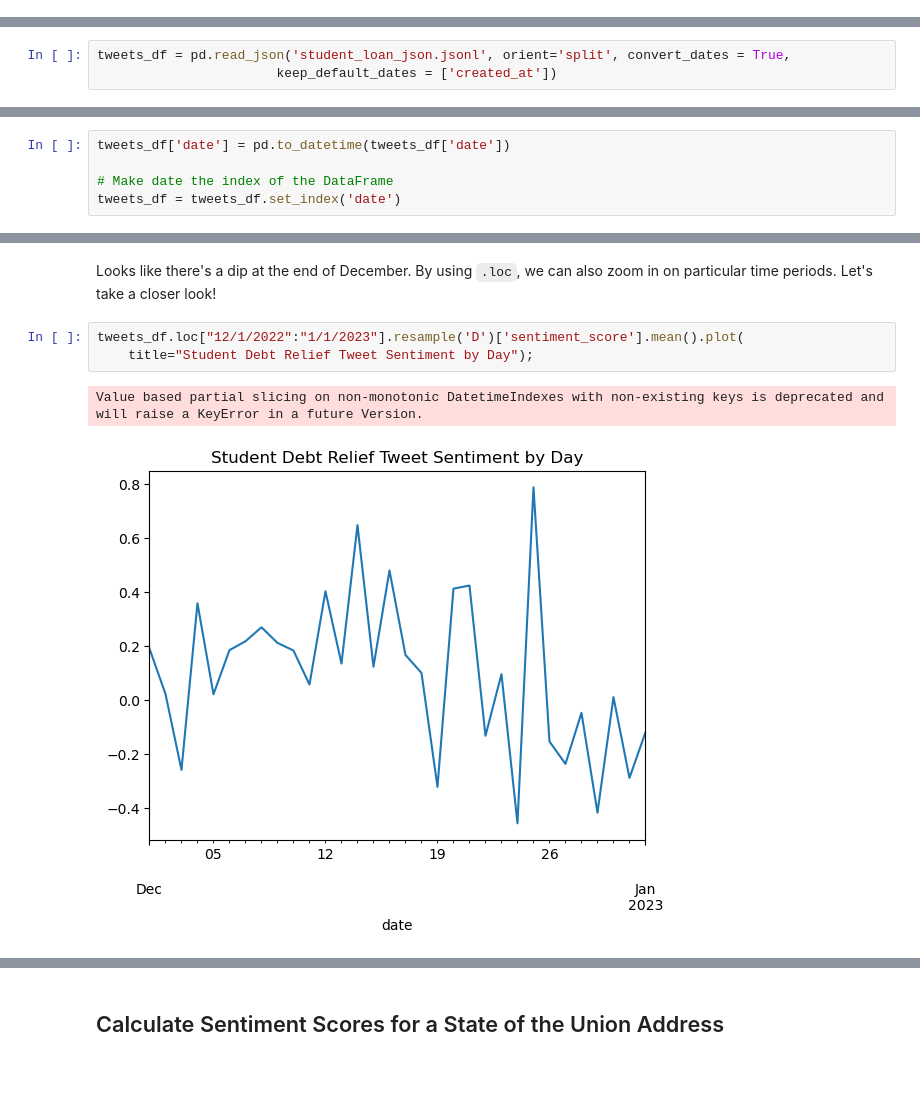
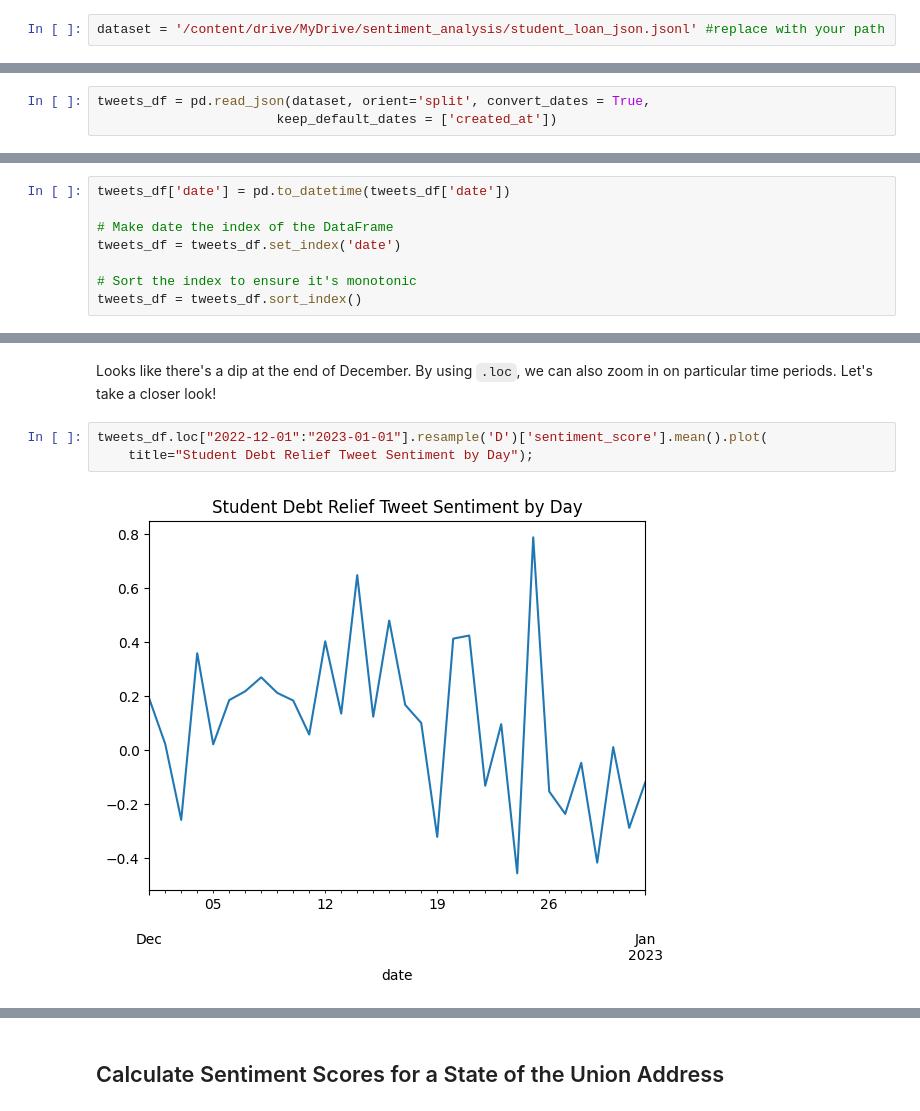
Before and after one commit to rskrisel/sentiment_analysis_workshop, a Jupyter notebook: sentiment_analysis.ipynb, the cells around one changed output, grey strips where cells are left out. Drawn from its saved outputs; the diff is of its cells as text; blank space fills up the shorter version.

```diff
--- a/sentiment_analysis.ipynb
+++ b/sentiment_analysis.ipynb
@@ -154,9 +180,11 @@ Let's try using VADER on tweets related to the Biden Administration's student lo
+# %%
+dataset = '/content/drive/MyDrive/sentiment_analysis/student_loan_json.jsonl' #replace with your path
 # %% [markdown]
 ### Load the dataset
 # %% [markdown]
 We will load the Student Debt Relief JSON file with pandas and drop some of the columns that we don't need.
 # %%
-tweets_df = pd.read_json('student_loan_json.jsonl', orient='split', convert_dates = True,
+tweets_df = pd.read_json(dataset, orient='split', convert_dates = True,
                        keep_default_dates = ['created_at'])
 # %%
 tweets_df.rename(columns={'created_at': 'date',
@@ -244,6 +272,9 @@ tweets_df['date'] = pd.to_datetime(tweets_df['date'])
 
 # Make date the index of the DataFrame
 tweets_df = tweets_df.set_index('date')
+
+# Sort the index to ensure it's monotonic
+tweets_df = tweets_df.sort_index()
 # %%
 tweets_df.head(2)
 # %% [output]
@@ -273,11 +304,10 @@ tweets_df.resample('D')['sentiment_score'].mean().plot(
 # %% [markdown]
 Looks like there's a dip at the end of December. By using `.loc`, we can also zoom in on particular time periods. Let's take a closer look!
 # %%
-tweets_df.loc["12/1/2022":"1/1/2023"].resample('D')['sentiment_score'].mean().plot(
+tweets_df.loc["2022-12-01":"2023-01-01"].resample('D')['sentiment_score'].mean().plot(
     title="Student Debt Relief Tweet Sentiment by Day");
 # %% [output]
-Value based partial slicing on non-monotonic DatetimeIndexes with non-existing keys is deprecated and will raise a KeyError in a future Version.
-[figure, old version]
+[figure, new version]
 # %%
 tweets_df.loc["12/1/2022":"1/1/2023"].sort_values(by='sentiment_score')[:10]
 # %% [output]
```
Also changed, not shown: parts of 17 cells of this notebook.
